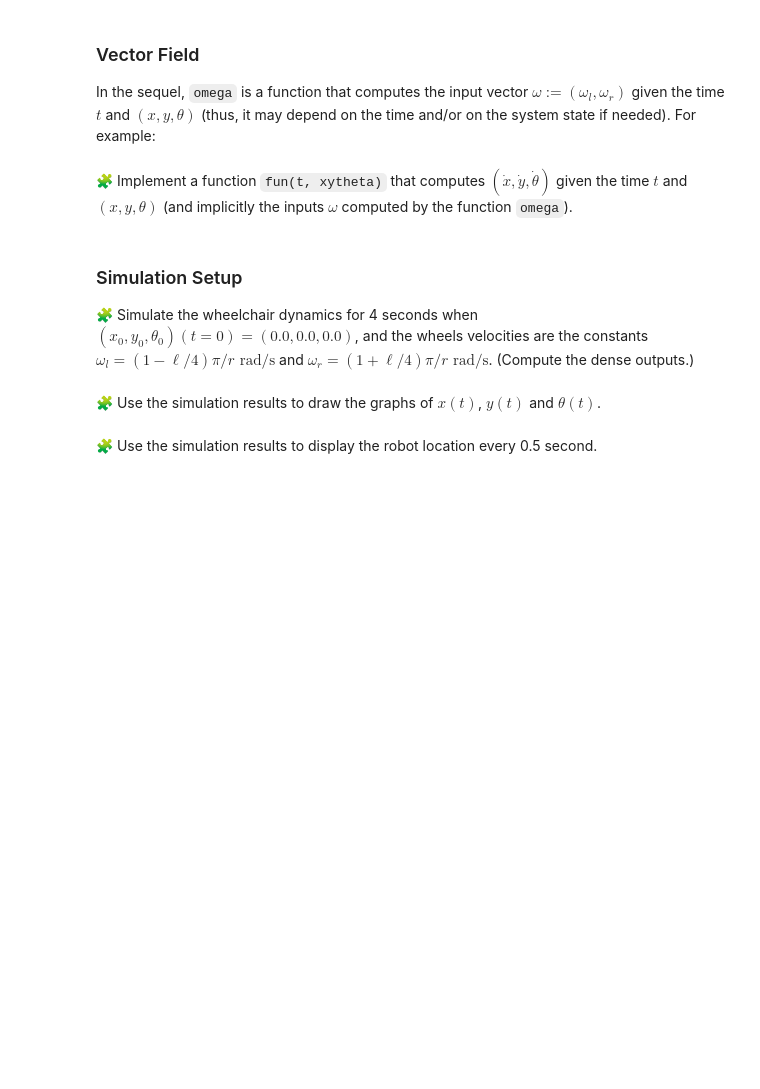
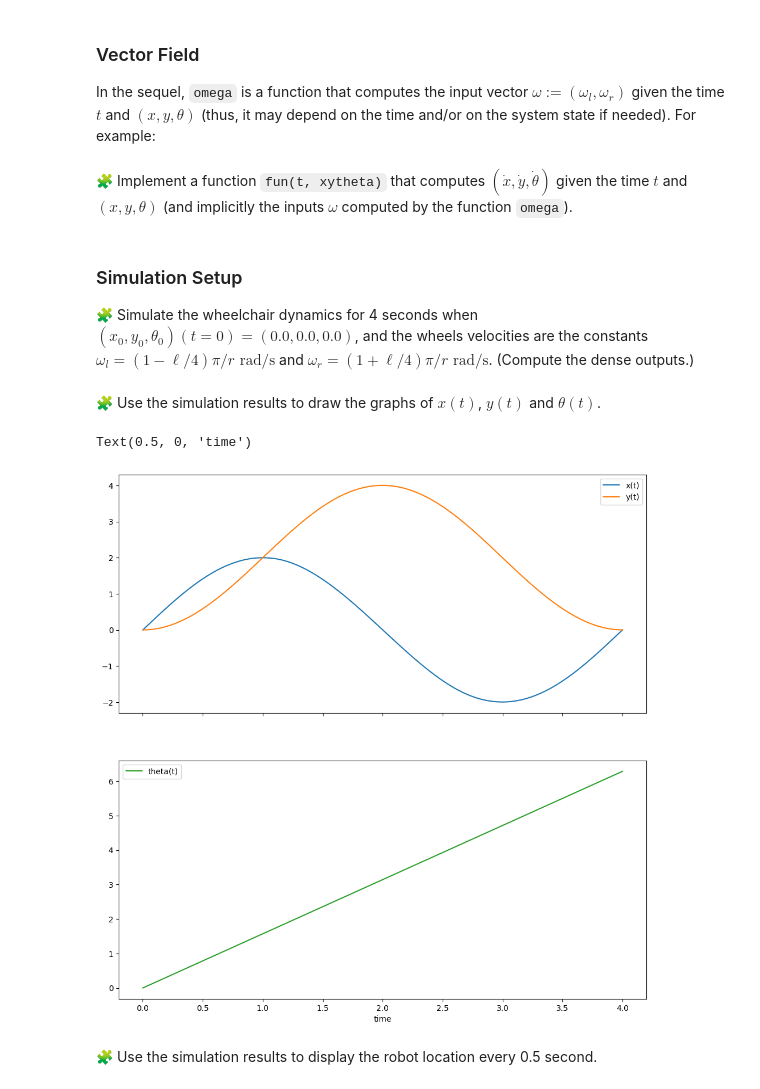
Before and after one commit to ukeeed/control-engineering-with-python-project-2023-2024, a Jupyter notebook: Project_part_1.ipynb, the cells around one changed output. Cells and saved outputs as stored; diff of their text form; code cells hidden in the pictures; blank space fills up the shorter version.

```diff
--- a/Project_part_1.ipynb
+++ b/Project_part_1.ipynb
@@ -194,2 +211,4 @@ pass
+# %%
+simulate = solve_ivp(fun=fun, t_span =(0.0, 4.0), y0=[0.0, 0.0, 0.0], dense_output=True)
 # %% [markdown]
 🧩 Use the simulation results to draw the graphs of $x(t)$, $y(t)$ and $\theta(t)$.
@@ -198,2 +215,16 @@ pass
+# %%
+t = linspace(0.0, 4.0, 1000)
+x, y, theta = simulate["sol"](t)
+fig=figure(figsize=(12, 12))
+ax1, ax2 = fig.subplots(2, 1, sharex=True)
+ax1.plot(t, x, label="x(t)")
+ax1.plot(t, y, label="y(t)")
+ax1.legend()
+ax2.plot(t, theta, label=r"theta(t)", color="C2")
+ax2.legend()
+xlabel("time")
+# %% [output]
+Text(0.5, 0, 'time')
+[figure, added]
 # %% [markdown]
 🧩 Use the simulation results to display the robot location every 0.5 second.
```
Also changed, not shown: parts of 13 cells of this notebook.
